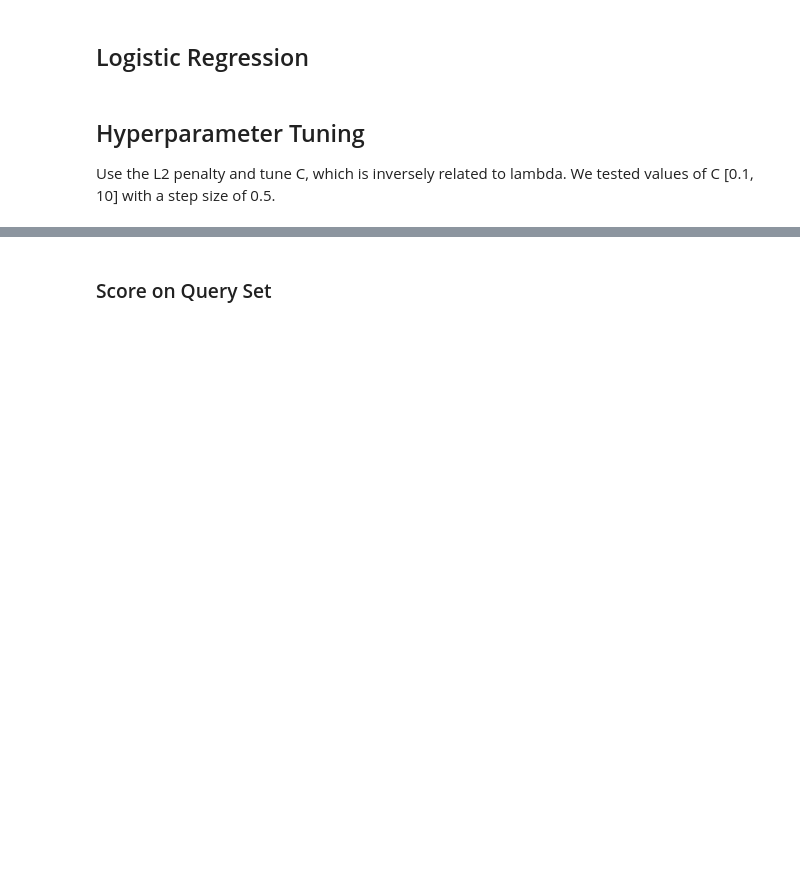
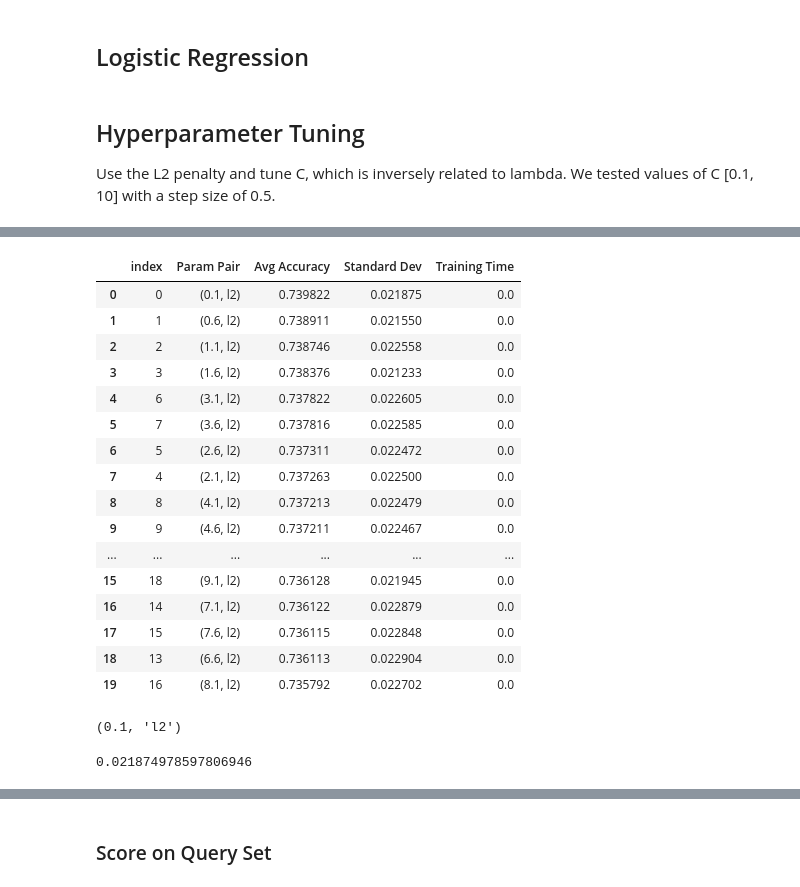
Before and after one commit to gwang034/elecfinal, a Jupyter notebook: final_code.ipynb, the cells around one changed output, grey strips where cells are left out. Drawn from its saved outputs; the diff is of its cells as text; code cells hidden in the pictures; blank space fills up the shorter version.

```diff
--- a/final_code.ipynb
+++ b/final_code.ipynb
@@ -487,7 +577,12 @@ For our submission to the leaderboard and for this report, we tested tree depths
 # %%
+## hyperparameters for submission
+# max_depth_list = np.linspace(1,10, num = 10, dtype=int)
+# num_features = np.linspace(1,20, num = 20, dtype = int)
+
+# revised hyperparameters
 max_depth_list = np.linspace(1,10, num = 10, dtype=int)
-num_features = np.linspace(1,20, num = 20, dtype = int)
-n_ests = [10**2, 10**3, 10**4]
+num_features = np.linspace(1,20, num = 10, dtype = int)
+n_ests = [10**2, 10**3]
 
 accuracies = {}
 stdevs = {}
@@ -518,8 +613,9 @@ for depth in max_depth_list:
 
                 valid_acc = balanced_accuracy_score(y_val_fold, y_hat_valid)
                 fold_accuracy.append(valid_acc)
+                avg_train_time += elapsed
                 print(f"num estimators: {ests}, depth: {depth}, num features {num}, valid accuracy for this fold, {valid_acc}")
-            avg_fold_accuracy = fold_accuracy/5
+            avg_fold_accuracy = sum(fold_accuracy)/len(fold_accuracy)
             fold_std = np.std(fold_accuracy)
             print(f"avgfold accuracy: {avg_fold_accuracy}")
             print(f"standard deviation: {fold_std}")
@@ -584,6 +760,7 @@ plt.title("Random Forest Feature Importance")
 ## Hyperparameter Tuning
 Use the L2 penalty and tune C, which is inversely related to lambda. We tested values of C [0.1, 10] with a step size of 0.5.
 # %%
+# submission hyperparameters unchanged in revised version
 C_vals = np.arange(0.1, 10, 0.5)
 penalties = ['l2']
 
@@ -610,7 +787,8 @@ for C_val in C_vals:
             LR.fit(X_train_fold.drop(columns = ["ID","pre_nucleus_id","post_nucleus_id"]),y_train_fold)
             y_hat_valid = LR.predict(X_val_fold.drop(columns = ["ID","pre_nucleus_id","post_nucleus_id"]))
             valid_acc = balanced_accuracy_score(y_val_fold, y_hat_valid)
-            fold_accuracy += valid_acc
+            fold_accuracy.append(valid_acc)
+            avg_train_time += elapsed
             print(f"C: {C_val}, penalty: {penalty_val} | valid accuracy for this fold, {valid_acc}")
         avg_fold_accuracy = sum(fold_accuracy)/len(fold_accuracy)
         fold_std = np.std(fold_accuracy)
@@ -623,15 +819,42 @@ for C_val in C_vals:
 # %%
 acc_df = pd.DataFrame({'Param Pair':accuracies.keys(), 'Avg Accuracy':accuracies.values()})
 std_df = pd.DataFrame({'Param Pair':stdevs.keys(), 'Standard Dev':stdevs.values()})
-time_df = pd.DataFrame({'Param Pair':times.keys(), 'Training Time':stdevs.values()})
+time_df = pd.DataFrame({'Param Pair':times.keys(), 'Training Time':times.values()})
 lr_hyperparams = acc_df.merge(std_df, on='Param Pair').merge(time_df, on='Param Pair')
 # %%
 # show the 5 best parameters
 lr_hyperparams = lr_hyperparams.sort_values(by='Avg Accuracy', ascending=False).reset_index()
 lr_hyperparams.head(5)
 lr_hyperparams.to_csv('final_lr_hyperparams.csv')
+lr_hyperparams
+# hyperparameters for submitted models were saved to 'logreg_l2_C_cv.csv'
+# %% [output]
+|  | index | Param Pair | Avg Accuracy | Standard Dev | Training Time |
+| 0 | 0 | (0.1, l2) | 0.739822 | 0.021875 | 0.0 |
+| 1 | 1 | (0.6, l2) | 0.738911 | 0.021550 | 0.0 |
+| 2 | 2 | (1.1, l2) | 0.738746 | 0.022558 | 0.0 |
+| 3 | 3 | (1.6, l2) | 0.738376 | 0.021233 | 0.0 |
+| 4 | 6 | (3.1, l2) | 0.737822 | 0.022605 | 0.0 |
+| 5 | 7 | (3.6, l2) | 0.737816 | 0.022585 | 0.0 |
+| 6 | 5 | (2.6, l2) | 0.737311 | 0.022472 | 0.0 |
+| 7 | 4 | (2.1, l2) | 0.737263 | 0.022500 | 0.0 |
+| 8 | 8 | (4.1, l2) | 0.737213 | 0.022479 | 0.0 |
+| 9 | 9 | (4.6, l2) | 0.737211 | 0.022467 | 0.0 |
+| ... | ... | ... | ... | ... | ... |
+| 15 | 18 | (9.1, l2) | 0.736128 | 0.021945 | 0.0 |
+| 16 | 14 | (7.1, l2) | 0.736122 | 0.022879 | 0.0 |
+| 17 | 15 | (7.6, l2) | 0.736115 | 0.022848 | 0.0 |
+| 18 | 13 | (6.6, l2) | 0.736113 | 0.022904 | 0.0 |
+| 19 | 16 | (8.1, l2) | 0.735792 | 0.022702 | 0.0 |
 # %%
 # best parameters
 lr_best_param = lr_hyperparams['Param Pair'][0]
 lr_best_param
+# %% [output]
+(0.1, 'l2')
+# %%
+# get Standard Deviation
+lr_hyperparams["Standard Dev"][0]
+# %% [output]
+0.021874978597806946
 # %%
```
Also changed, not shown: parts of 40 cells of this notebook, 14 other files.
